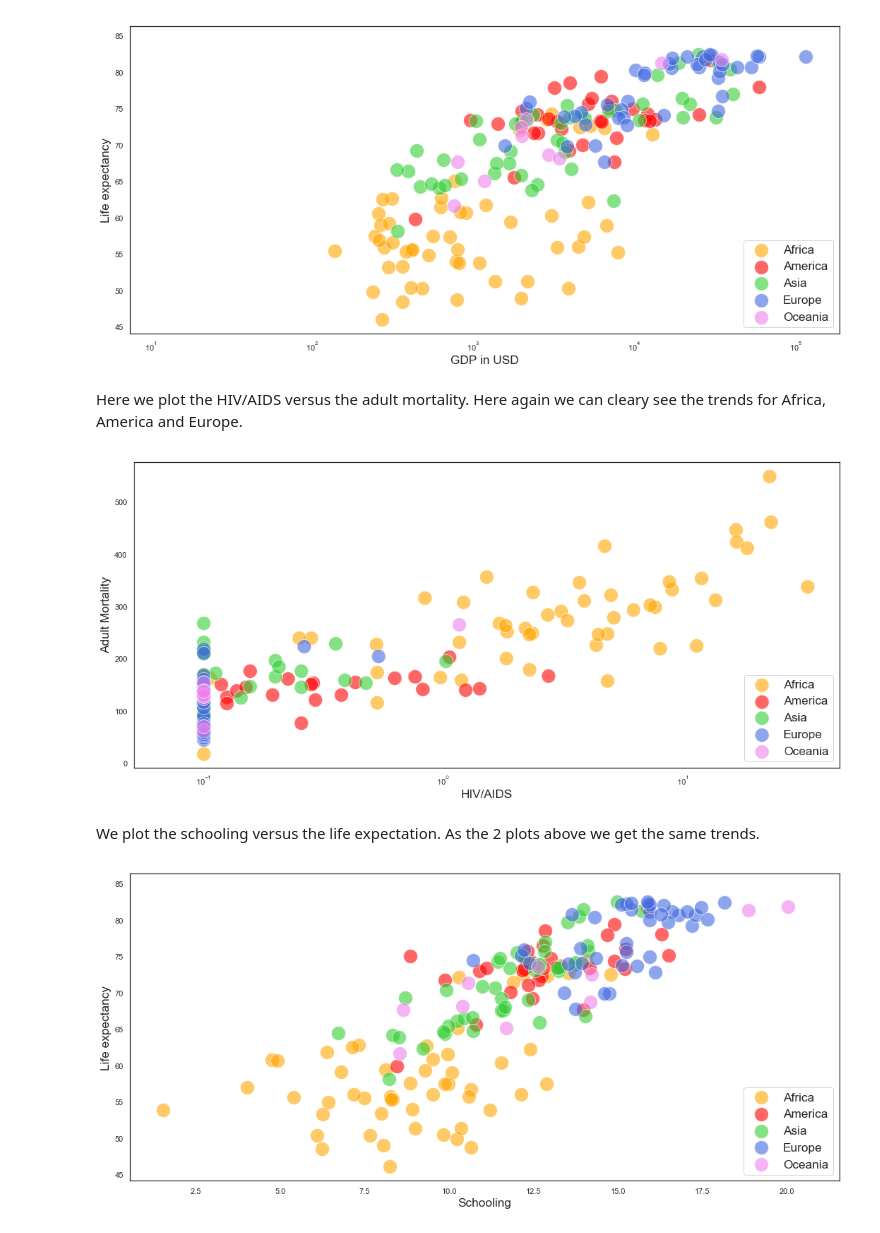
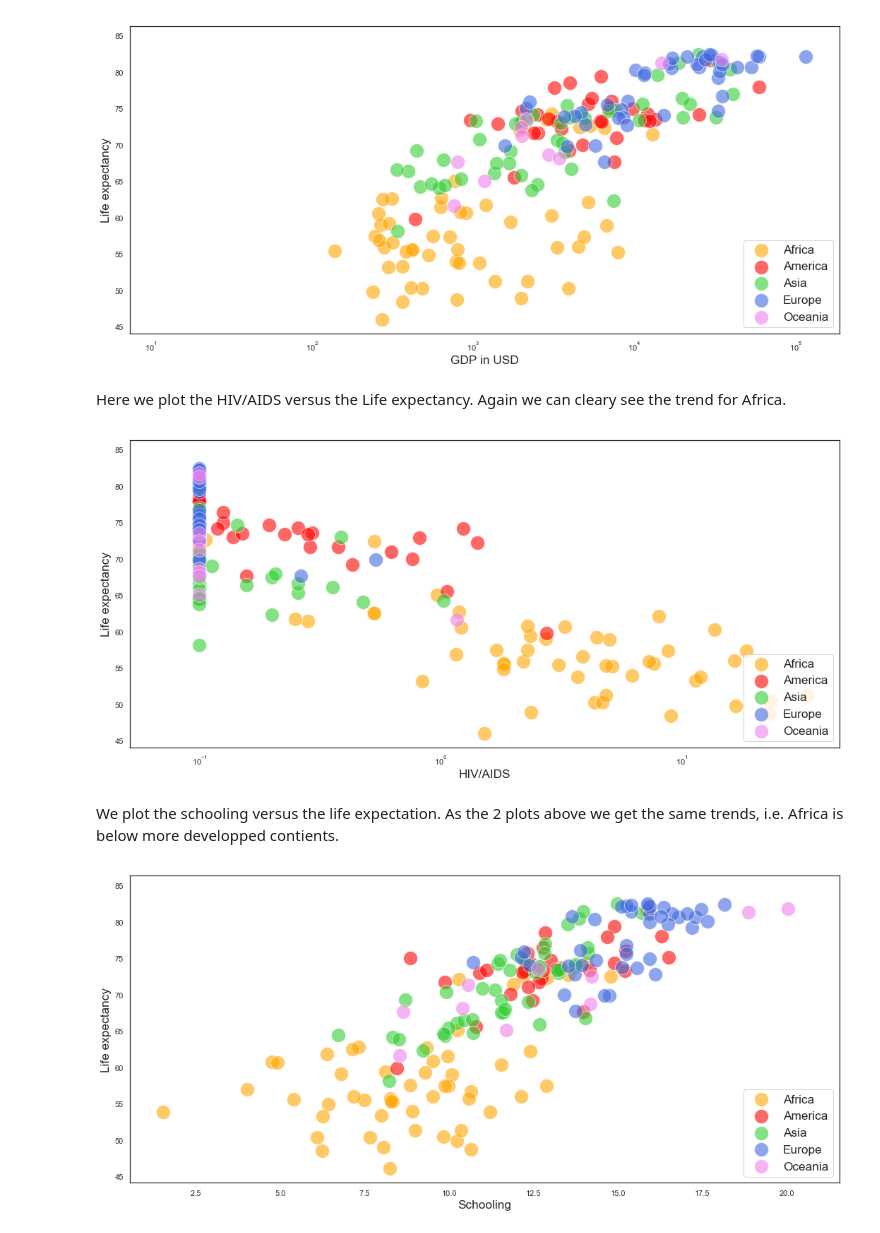
Before and after one commit to franckdess/DS_in_Practice-Project, a Jupyter notebook: DS_in_Practice-Project.ipynb, the cells around one changed output. Drawn from its saved outputs; the diff is of its cells as text; code cells hidden in the pictures.

```diff
--- a/DS_in_Practice-Project.ipynb
+++ b/DS_in_Practice-Project.ipynb
@@ -508,16 +511,16 @@ scatter_plot(life_expectancy, scatter_x, scatter_y, 'GDP in USD', 'Life expectan
 # %% [output]
 [figure]
 # %% [markdown]
-Here we plot the HIV/AIDS versus the adult mortality. Here again we can cleary see the trends for Africa, America and Europe.
+Here we plot the HIV/AIDS versus the Life expectancy. Again we can cleary see the trend for Africa.
 # %%
 # Scatter plot of HIV/AIDS vs Adult Mortality
 scatter_x = life_expectancy['HIV/AIDS'].values
-scatter_y = life_expectancy['Adult Mortality'].values
-scatter_plot(life_expectancy, scatter_x, scatter_y, 'HIV/AIDS', 'Adult Mortality', x_log=True)
+scatter_y = life_expectancy['Life expectancy'].values
+scatter_plot(life_expectancy, scatter_x, scatter_y, 'HIV/AIDS', 'Life expectancy', x_log=True)
 # %% [output]
-[figure, old version]
+[figure, new version]
 # %% [markdown]
-We plot the schooling versus the life expectation. As the 2 plots above we get the same trends.
+We plot the schooling versus the life expectation. As the 2 plots above we get the same trends, i.e. Africa is below more developped contients.
 # %%
 # Scatter plot of HIV/AIDS vs Adult Mortality
 scatter_x = life_expectancy['Schooling'].values
```
Also changed, not shown: parts of 72 cells of this notebook, 1 other file.
